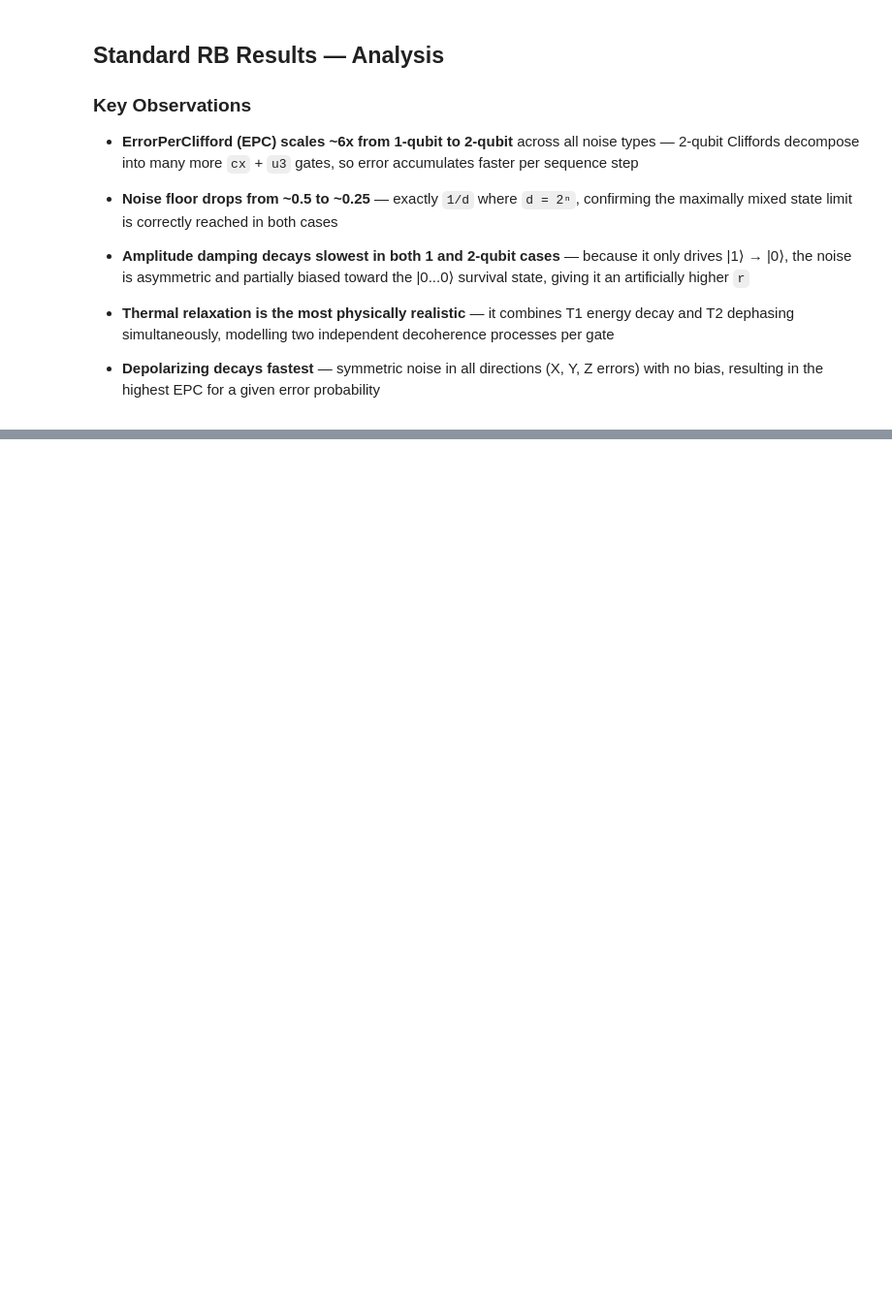
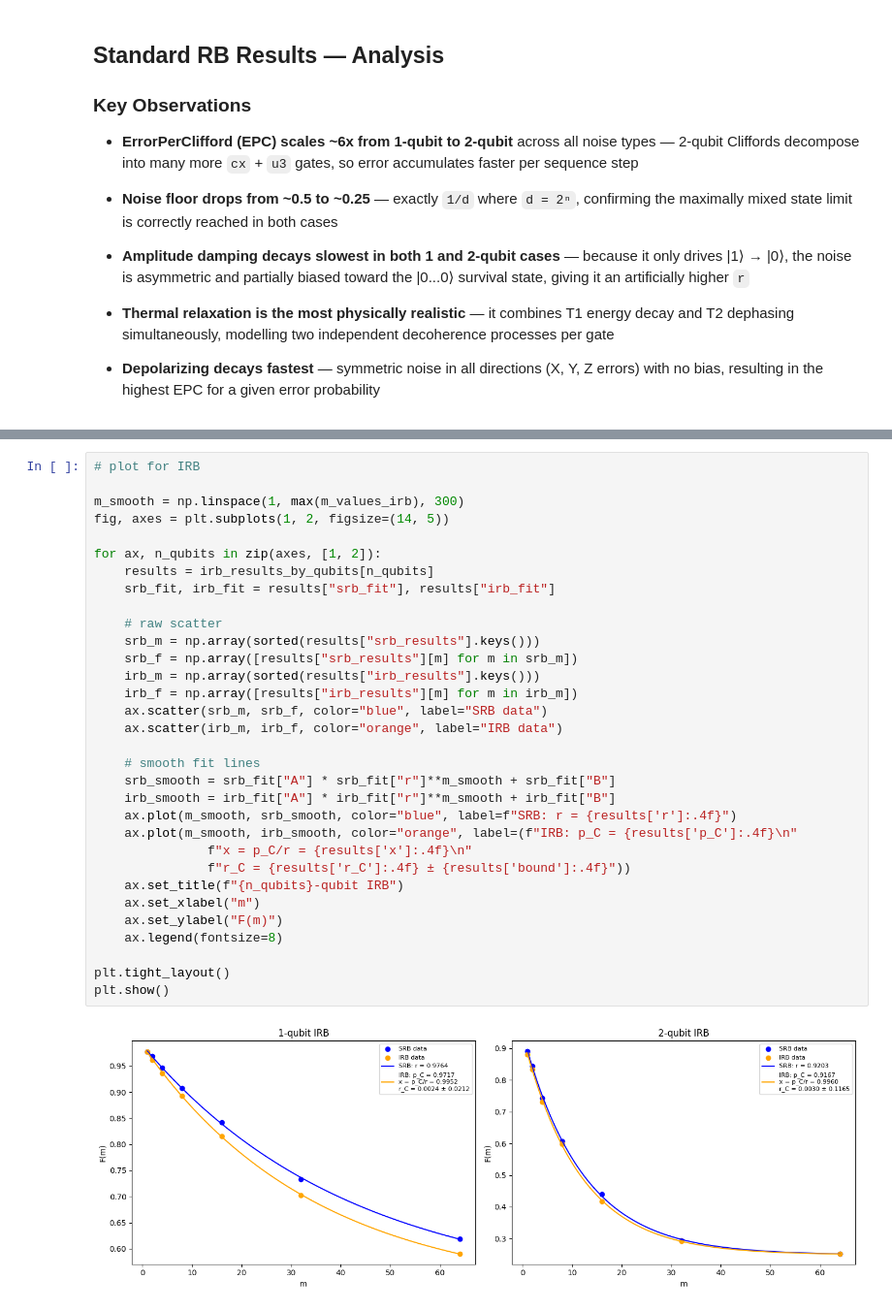
Before and after one commit to imelenwe/randomized-benchmarking, a Jupyter notebook: RB.ipynb, the cells around one changed output, grey strips where cells are left out. Shown at 97% size. Drawn from its saved outputs; the diff is of its cells as text; blank space fills up the shorter version.

```diff
--- a/RB.ipynb
+++ b/RB.ipynb
@@ -185,0 +252,34 @@ plt.show()
+# %%
+# plot for IRB
+
+m_smooth = np.linspace(1, max(m_values_irb), 300)
+fig, axes = plt.subplots(1, 2, figsize=(14, 5))
+
+for ax, n_qubits in zip(axes, [1, 2]):
+    results = irb_results_by_qubits[n_qubits]
+    srb_fit, irb_fit = results["srb_fit"], results["irb_fit"]
+
+    # raw scatter
+    srb_m = np.array(sorted(results["srb_results"].keys()))
+    srb_f = np.array([results["srb_results"][m] for m in srb_m])
+    irb_m = np.array(sorted(results["irb_results"].keys()))
+    irb_f = np.array([results["irb_results"][m] for m in irb_m])
+    ax.scatter(srb_m, srb_f, color="blue", label="SRB data")
+    ax.scatter(irb_m, irb_f, color="orange", label="IRB data")
+
+    # smooth fit lines
+    srb_smooth = srb_fit["A"] * srb_fit["r"]**m_smooth + srb_fit["B"]
+    irb_smooth = irb_fit["A"] * irb_fit["r"]**m_smooth + irb_fit["B"]
+    ax.plot(m_smooth, srb_smooth, color="blue", label=f"SRB: r = {results['r']:.4f}")
+    ax.plot(m_smooth, irb_smooth, color="orange", label=(f"IRB: p_C = {results['p_C']:.4f}\n"
+               f"x = p_C/r = {results['x']:.4f}\n"
+               f"r_C = {results['r_C']:.4f} ± {results['bound']:.4f}"))
+    ax.set_title(f"{n_qubits}-qubit IRB")
+    ax.set_xlabel("m")
+    ax.set_ylabel("F(m)")
+    ax.legend(fontsize=8)
+
+plt.tight_layout()
+plt.show()
+# %% [output]
+[figure, added]
```
Also changed, not shown: parts of 6 cells of this notebook, 2 other files.
